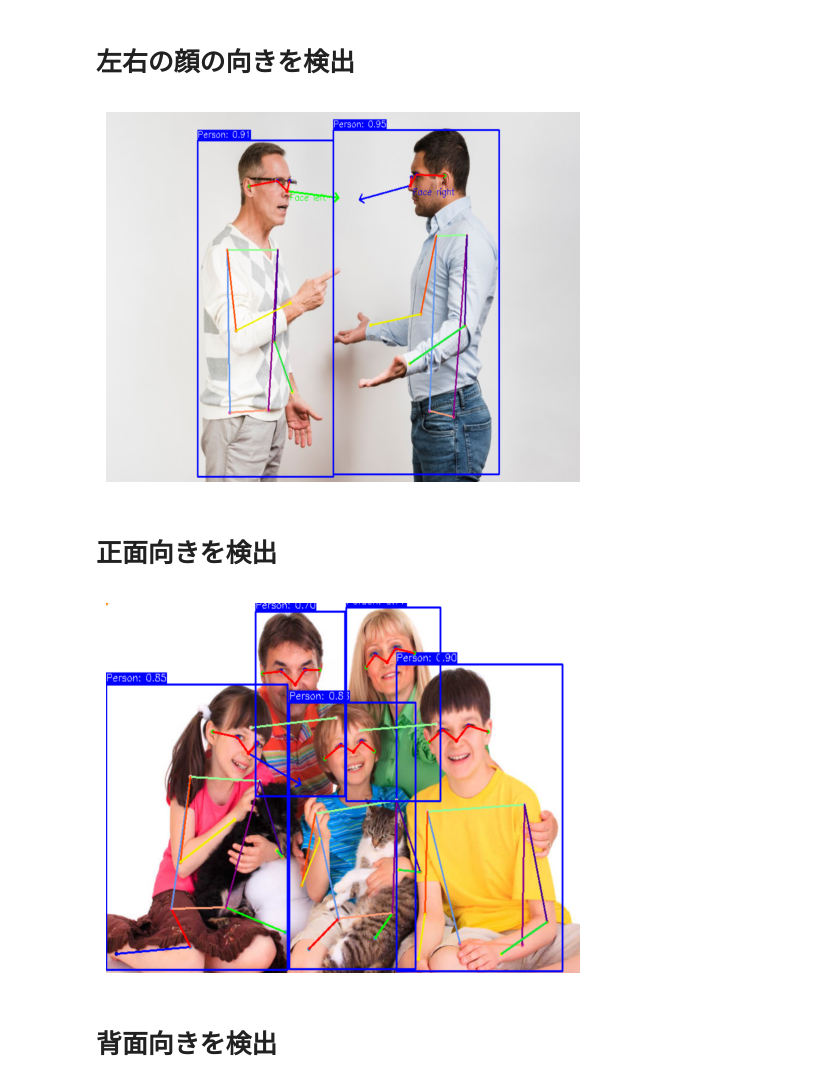
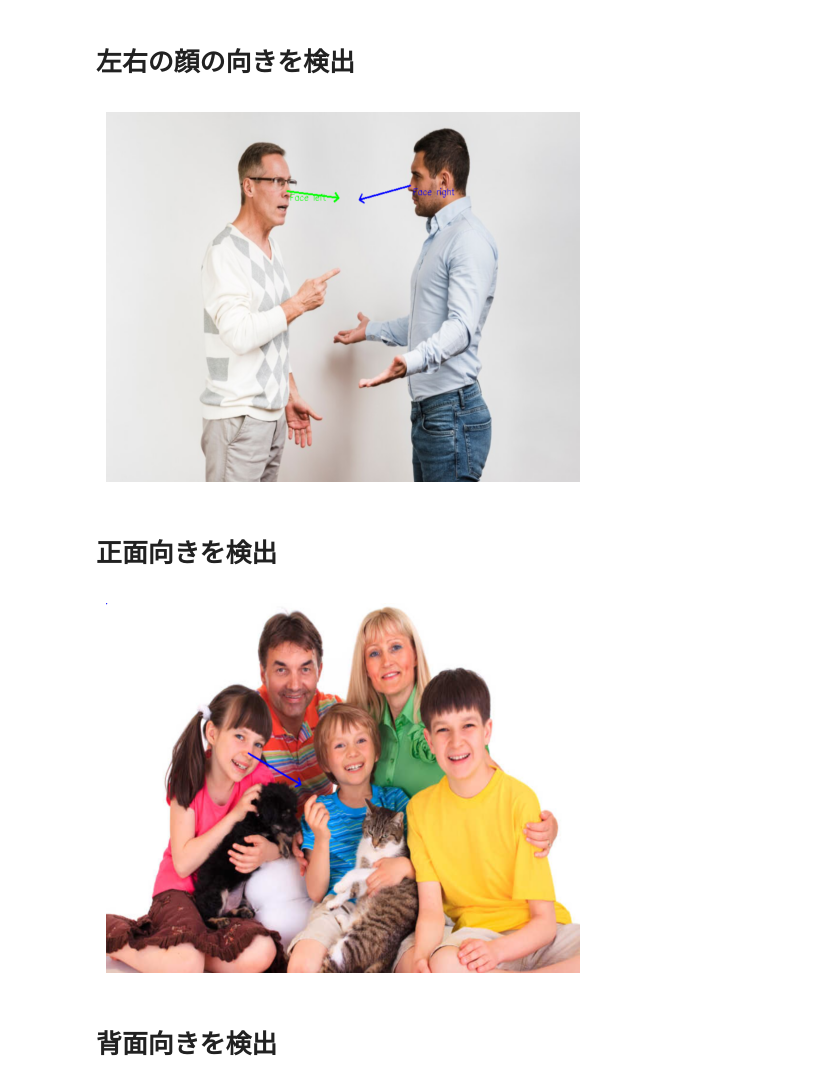
Before and after one commit to seagochen/EnglishGrammarChecker, a Jupyter notebook: 001_check_facial_orientation.ipynb, the cells around one changed output. Saved outputs shown, nothing was run; the diff lists cells and outputs as text; code cells hidden in the pictures.

```diff
--- a/001_check_facial_orientation.ipynb
+++ b/001_check_facial_orientation.ipynb
@@ -34,7 +35,7 @@ image = cv2.imread("/opt/images/arguing.png")
 results = model(image, verbose=False)[0]
 
 # Process the pose
-poses = results_to_pose_list(results)
+poses = converter.results_to_pose_list(results)
 
 # Apply NMS to the poses
 poses = nms_for_yolo_pose(poses)
@@ -43,10 +44,7 @@ poses = nms_for_yolo_pose(poses)
 facial_vectors = detect_facial_vectors(poses)
 
 # Draw the facial vectors
-drawer.draw_facial_vectors_2d(image, facial_vectors, True, True)
-
-# Draw the skeletons
-drawer.draw_skeletons_with_bboxes(image, poses, show_names=False)
+image = drawer.draw_facial_vectors_2d(image, facial_vectors, True, True)
 
 # Display the frame
 image = cv2.resize(image, (1024, 800))
@@ -55,39 +53,36 @@ plt.imshow(cv2.cvtColor(image, cv2.COLOR_BGR2RGB))
 plt.axis('off')
 plt.show()
 # %% [output]
-[figure, old version]
+[figure, new version]
 # %% [markdown]
 # 正面向きを検出
 # %%
 # Read the image
 image = cv2.imread("/opt/images/human_and_pets.png")
 
 # Infer the image
 results = model(image, verbose=False)[0]
 
 # Process the pose
-poses = results_to_pose_list(results)
+poses = converter.results_to_pose_list(results)
 
 # Apply NMS to the poses
 poses = nms_for_yolo_pose(poses)
 
 # Detect the facial vectors
 facial_vectors = detect_facial_vectors(poses)
 
 # Draw the facial vectors
-drawer.draw_facial_vectors_2d(image, facial_vectors)
-
-# Draw the skeletons
-drawer.draw_skeletons_with_bboxes(image, poses, show_names=False)
+image = drawer.draw_facial_vectors_2d(image, facial_vectors)
 
 # Display the frame
 image = cv2.resize(image, (1024, 800))
 
 plt.imshow(cv2.cvtColor(image, cv2.COLOR_BGR2RGB))
 plt.axis('off')
 plt.show()
 # %% [output]
-[figure, old version]
+[figure, new version]
 # %% [markdown]
 # 背面向きを検出
 # %%
```
Also changed, not shown: parts of 2 cells of this notebook, 1 other file.
